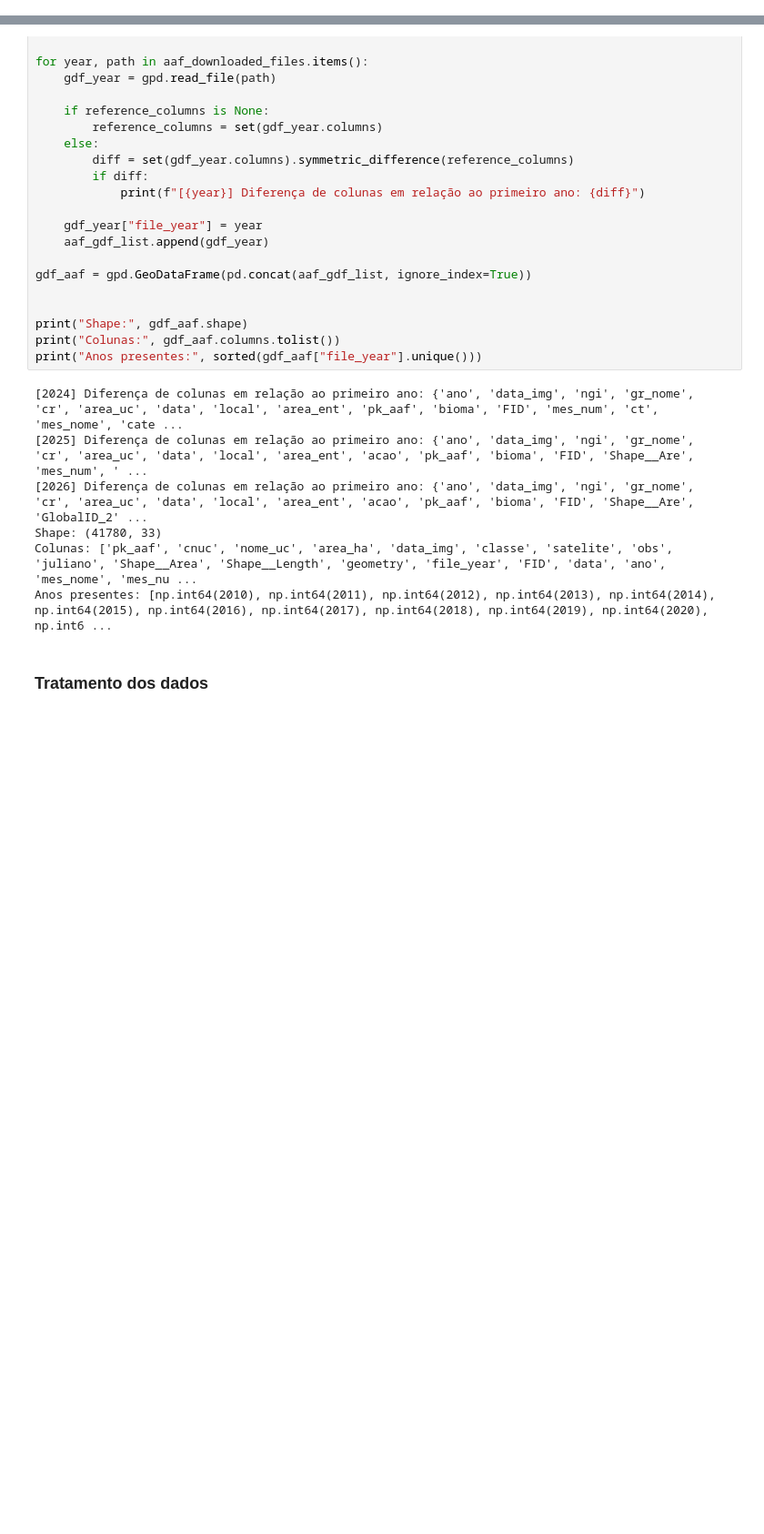
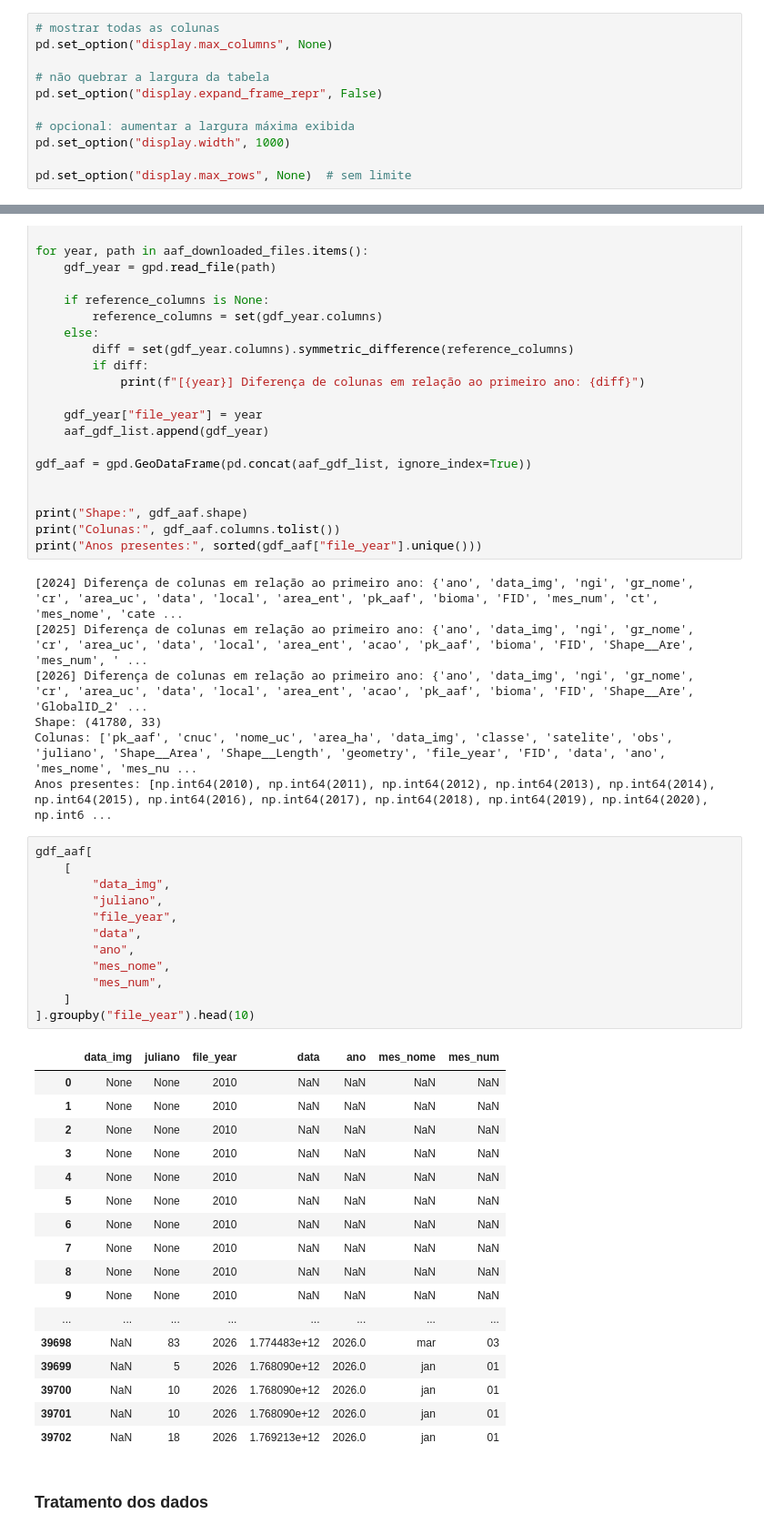
Before and after one commit to AndersonAlvesCoelho/pyroregions-classification, a Jupyter notebook: product_fires.ipynb, the cells around one changed output, grey strips where cells are left out. Shown at 91% size. Drawn from its saved outputs; the diff is of its cells as text; blank space fills up the shorter version.

Commit message:
fix: ajuste de datas de AAF

```diff
--- a/product_fires.ipynb
+++ b/product_fires.ipynb
@@ -34,6 +34,17 @@ ee.Initialize(project="spatial-yew-490017-r3")
 print(ee.String("Hello from the Earth Engine servers!").getInfo())
 # %% [output]
 Hello from the Earth Engine servers!
+# %%
+# mostrar todas as colunas
+pd.set_option("display.max_columns", None)
+
+# não quebrar a largura da tabela
+pd.set_option("display.expand_frame_repr", False)
+
+# opcional: aumentar a largura máxima exibida
+pd.set_option("display.width", 1000)
+
+pd.set_option("display.max_rows", None)  # sem limite
 # %%
 FILES_DIR = "files"
 os.makedirs(FILES_DIR, exist_ok=True)
@@ -208,6 +194,36 @@ print("Anos presentes:", sorted(gdf_aaf["file_year"].unique()))
 Shape: (41780, 33)
 Colunas: ['pk_aaf', 'cnuc', 'nome_uc', 'area_ha', 'data_img', 'classe', 'satelite', 'obs', 'juliano', 'Shape__Area', 'Shape__Length', 'geometry', 'file_year', 'FID', 'data', 'ano', 'mes_nome', 'mes_nu ...
 Anos presentes: [np.int64(2010), np.int64(2011), np.int64(2012), np.int64(2013), np.int64(2014), np.int64(2015), np.int64(2016), np.int64(2017), np.int64(2018), np.int64(2019), np.int64(2020), np.int6 ...
+# %%
+gdf_aaf[
+    [
+        "data_img",
+        "juliano",
+        "file_year",
+        "data",
+        "ano",
+        "mes_nome",
+        "mes_num",
+    ]
+].groupby("file_year").head(10)
+# %% [output]
+|  | data_img | juliano | file_year | data | ano | mes_nome | mes_num |
+| 0 | None | None | 2010 | NaN | NaN | NaN | NaN |
+| 1 | None | None | 2010 | NaN | NaN | NaN | NaN |
+| 2 | None | None | 2010 | NaN | NaN | NaN | NaN |
+| 3 | None | None | 2010 | NaN | NaN | NaN | NaN |
+| 4 | None | None | 2010 | NaN | NaN | NaN | NaN |
+| 5 | None | None | 2010 | NaN | NaN | NaN | NaN |
+| 6 | None | None | 2010 | NaN | NaN | NaN | NaN |
+| 7 | None | None | 2010 | NaN | NaN | NaN | NaN |
+| 8 | None | None | 2010 | NaN | NaN | NaN | NaN |
+| 9 | None | None | 2010 | NaN | NaN | NaN | NaN |
+| ... | ... | ... | ... | ... | ... | ... | ... |
+| 39698 | NaN | 83 | 2026 | 1.774483e+12 | 2026.0 | mar | 03 |
+| 39699 | NaN | 5 | 2026 | 1.768090e+12 | 2026.0 | jan | 01 |
+| 39700 | NaN | 10 | 2026 | 1.768090e+12 | 2026.0 | jan | 01 |
+| 39701 | NaN | 10 | 2026 | 1.768090e+12 | 2026.0 | jan | 01 |
+| 39702 | NaN | 18 | 2026 | 1.769213e+12 | 2026.0 | jan | 01 |
 # %% [markdown]
 ### Tratamento dos dados
 # %%
```
Also changed, not shown: parts of 4 cells of this notebook.
